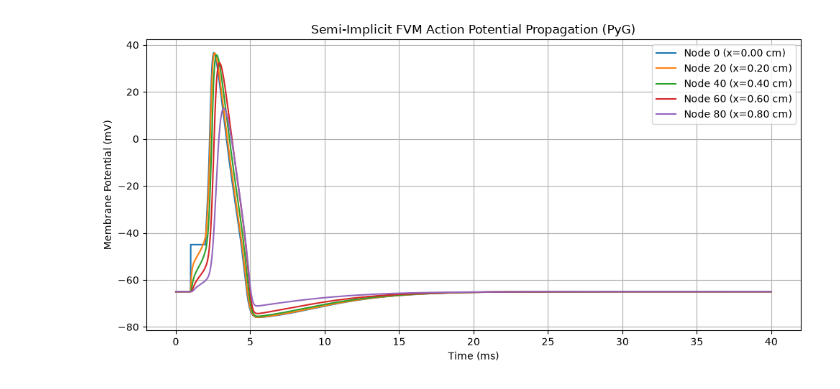
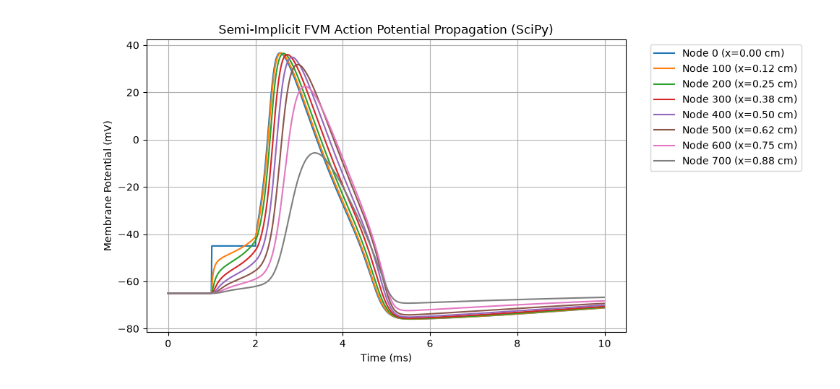
Before and after one commit to pdemarin/Comp-Neuro-Project-Notebook, a Jupyter notebook: model_notebook.ipynb, the cells around one changed output. Saved outputs shown, nothing was run; the diff lists cells and outputs as text; code cells hidden in the pictures.

Commit message:
Fully adopting the Rush-Larsen method and moving from pytorch graph-based approach to astoring the graph as a matrix.

```diff
--- a/model_notebook.ipynb
+++ b/model_notebook.ipynb
@@ -168,14 +171,19 @@ for step in range(steps):
 # %%
 # Plotting Action Potential Propagation
+
 plt.figure(figsize=(10, 5))
-for node in [0, 20, 40, 60, 80]:
-    plt.plot(time_track, history_V[node], label=f'Node {node} (x={node*dx:.2f} cm)')
-plt.title("Semi-Implicit FVM Action Potential Propagation (PyG)")
+
+for node in range(0, 800, 100):
+    plt.plot(time_track[0:1000], history_V[0:1000, node], label=f'Node {node} (x={node*dx:.2f} cm)')
+
+plt.title("Semi-Implicit FVM Action Potential Propagation (SciPy)")
 plt.xlabel("Time (ms)")
 plt.ylabel("Membrane Potential (mV)")
-plt.legend()
+
+# Move the large legend outside the main plot area
+plt.legend(bbox_to_anchor=(1.04, 1), loc="upper left")
 plt.grid(True)
 plt.tight_layout()
 plt.show()
 # %% [output]
-[figure, old version]
+[figure, new version]
```
Also changed, not shown: parts of 5 cells of this notebook.
